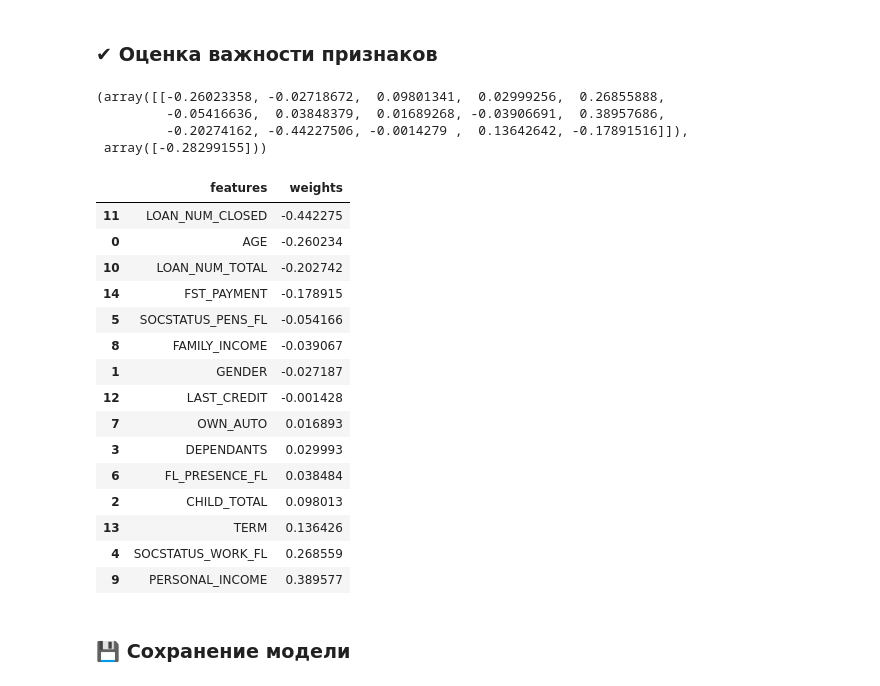
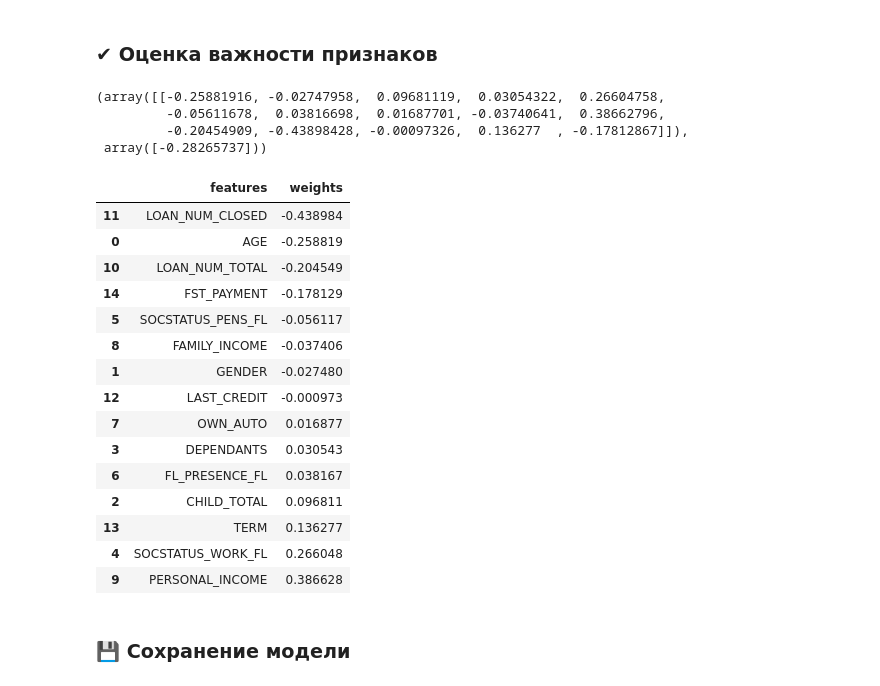
Before and after one commit to h4cktivist/hse-linear-models-final, a Jupyter notebook: eda.ipynb, the cells around one changed output. Cells and saved outputs as stored; diff of their text form; code cells hidden in the pictures.

```diff
--- a/eda.ipynb
+++ b/eda.ipynb
@@ -6,15 +4,15 @@ import pandas as pd
 import seaborn as sns
 import matplotlib.pyplot as plt
 # %%
-df_clients = pd.read_csv('https://raw.githubusercontent.com/aiedu-courses/stepik_linear_models/main/datasets/D_clients.csv')
-df_close_loan = pd.read_csv('https://raw.githubusercontent.com/aiedu-courses/stepik_linear_models/main/datasets/D_close_loan.csv')
-df_job = pd.read_csv('https://raw.githubusercontent.com/aiedu-courses/stepik_linear_models/main/datasets/D_job.csv')
-df_last_credit = pd.read_csv('https://raw.githubusercontent.com/aiedu-courses/stepik_linear_models/main/datasets/D_last_credit.csv')
-df_loan = pd.read_csv('https://raw.githubusercontent.com/aiedu-courses/stepik_linear_models/main/datasets/D_loan.csv')
-df_pens = pd.read_csv('https://raw.githubusercontent.com/aiedu-courses/stepik_linear_models/main/datasets/D_pens.csv')
-df_salary = pd.read_csv('https://raw.githubusercontent.com/aiedu-courses/stepik_linear_models/main/datasets/D_salary.csv')
-df_target = pd.read_csv('https://raw.githubusercontent.com/aiedu-courses/stepik_linear_models/main/datasets/D_target.csv')
-df_work = pd.read_csv('https://raw.githubusercontent.com/aiedu-courses/stepik_linear_models/main/datasets/D_work.csv')
+df_clients = pd.read_csv('https://raw.githubusercontent.com/aiedu-courses/stepik_linear_models/main/datasets/clients/D_clients.csv')
+df_close_loan = pd.read_csv('https://raw.githubusercontent.com/aiedu-courses/stepik_linear_models/main/datasets/clients/D_close_loan.csv')
+df_job = pd.read_csv('https://raw.githubusercontent.com/aiedu-courses/stepik_linear_models/main/datasets/clients/D_job.csv')
+df_last_credit = pd.read_csv('https://raw.githubusercontent.com/aiedu-courses/stepik_linear_models/main/datasets/clients/D_last_credit.csv')
+df_loan = pd.read_csv('https://raw.githubusercontent.com/aiedu-courses/stepik_linear_models/main/datasets/clients/D_loan.csv')
+df_pens = pd.read_csv('https://raw.githubusercontent.com/aiedu-courses/stepik_linear_models/main/datasets/clients/D_pens.csv')
+df_salary = pd.read_csv('https://raw.githubusercontent.com/aiedu-courses/stepik_linear_models/main/datasets/clients/D_salary.csv')
+df_target = pd.read_csv('https://raw.githubusercontent.com/aiedu-courses/stepik_linear_models/main/datasets/clients/D_target.csv')
+df_work = pd.read_csv('https://raw.githubusercontent.com/aiedu-courses/stepik_linear_models/main/datasets/clients/D_work.csv')
 # %% [markdown]
 ### 📁 Предобработка представленных данных
 # %%
@@ -416,5 +424,4 @@ X_train
 # %%
 from sklearn.linear_model import LogisticRegression
 
-model = LogisticRegression()
-model.fit(X_train, y_train)
+model_lr = LogisticRegression()
@@ -422,0 +428,17 @@ LogisticRegression()
+# %%
+from sklearn.model_selection import RandomizedSearchCV
+
+params = {
+    'C' : np.logspace(-5, 5, 100),
+}
+
+search = RandomizedSearchCV(
+    model_lr,
+    param_distributions=params,
+    n_iter=5,
+    cv=5
+)
+search.fit(X_train, y_train)
+# %%
+model_lr = search.best_estimator_
+search.best_params_
@@ -492,32 +544,32 @@ weighted avg       0.65      0.65      0.65       996
 # %% [markdown]
 ### ✔ Оценка важности признаков
 # %%
-model.coef_, model.intercept_
+model_lr.coef_, model_lr.intercept_
 # %% [output]
-(array([[-0.26023358, -0.02718672,  0.09801341,  0.02999256,  0.26855888,
-         -0.05416636,  0.03848379,  0.01689268, -0.03906691,  0.38957686,
-         -0.20274162, -0.44227506, -0.0014279 ,  0.13642642, -0.17891516]]),
- array([-0.28299155]))
+(array([[-0.25881916, -0.02747958,  0.09681119,  0.03054322,  0.26604758,
+         -0.05611678,  0.03816698,  0.01687701, -0.03740641,  0.38662796,
+         -0.20454909, -0.43898428, -0.00097326,  0.136277  , -0.17812867]]),
+ array([-0.28265737]))
 # %%
-coef_table = pd.DataFrame({'features': list(X.columns), 'weights': list(model.coef_[0])})
+coef_table = pd.DataFrame({'features': list(X.columns), 'weights': list(model_lr.coef_[0])})
 coef_table.sort_values(by='weights')
 # %% [output]
 |  | features | weights |
-| 11 | LOAN_NUM_CLOSED | -0.442275 |
-| 0 | AGE | -0.260234 |
-| 10 | LOAN_NUM_TOTAL | -0.202742 |
-| 14 | FST_PAYMENT | -0.178915 |
-| 5 | SOCSTATUS_PENS_FL | -0.054166 |
-| 8 | FAMILY_INCOME | -0.039067 |
-| 1 | GENDER | -0.027187 |
-| 12 | LAST_CREDIT | -0.001428 |
-| 7 | OWN_AUTO | 0.016893 |
-| 3 | DEPENDANTS | 0.029993 |
-| 6 | FL_PRESENCE_FL | 0.038484 |
-| 2 | CHILD_TOTAL | 0.098013 |
-| 13 | TERM | 0.136426 |
-| 4 | SOCSTATUS_WORK_FL | 0.268559 |
-| 9 | PERSONAL_INCOME | 0.389577 |
+| 11 | LOAN_NUM_CLOSED | -0.438984 |
+| 0 | AGE | -0.258819 |
+| 10 | LOAN_NUM_TOTAL | -0.204549 |
+| 14 | FST_PAYMENT | -0.178129 |
+| 5 | SOCSTATUS_PENS_FL | -0.056117 |
+| 8 | FAMILY_INCOME | -0.037406 |
+| 1 | GENDER | -0.027480 |
+| 12 | LAST_CREDIT | -0.000973 |
+| 7 | OWN_AUTO | 0.016877 |
+| 3 | DEPENDANTS | 0.030543 |
+| 6 | FL_PRESENCE_FL | 0.038167 |
+| 2 | CHILD_TOTAL | 0.096811 |
+| 13 | TERM | 0.136277 |
+| 4 | SOCSTATUS_WORK_FL | 0.266048 |
+| 9 | PERSONAL_INCOME | 0.386628 |
 # %% [markdown]
 ### 💾 Сохранение модели
 # %%
```
Also changed, not shown: parts of 15 cells of this notebook, 1 other file.
